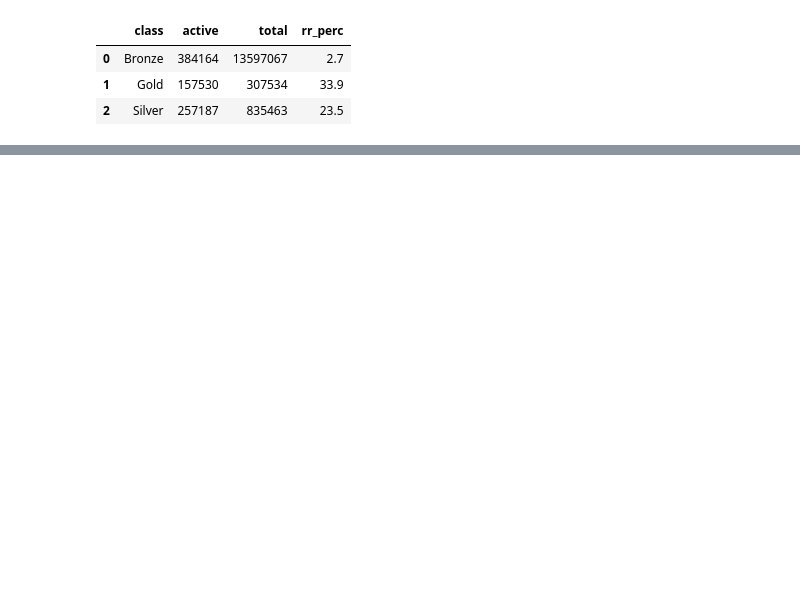
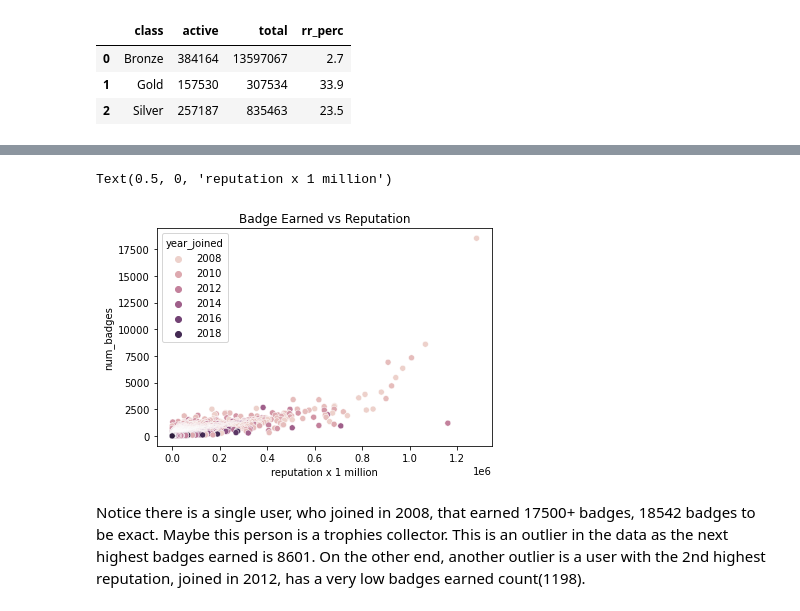
Before and after one commit to mbo0000/Personal-Projects, a Jupyter notebook: BigQuerySQL/bq_stackoverflow.ipynb, the cells around one changed output, grey strips where cells are left out. Cells and saved outputs as stored; diff of their text form; code cells hidden in the pictures; blank space fills up the shorter version.

```diff
--- a/BigQuerySQL/bq_stackoverflow.ipynb
+++ b/BigQuerySQL/bq_stackoverflow.ipynb
@@ -285,0 +285,38 @@ For further analysis, a great topics to dive into would be correlation between u
+# %%
+query = """
+        WITH badge_earned AS
+        (
+            SELECT
+                user_id,
+                COUNT(id) AS num_badges
+            FROM `bigquery-public-data.stackoverflow.badges`
+            GROUP BY 1
+        ),
+
+        active_users AS
+        (
+            SELECT
+                id,
+                reputation,
+                creation_date
+            FROM
+                `bigquery-public-data.stackoverflow.users`
+            WHERE
+                EXTRACT(YEAR FROM creation_date) <= 2019
+                AND (id IN (SELECT owner_user_id FROM `bigquery-public-data.stackoverflow.posts_questions` WHERE EXTRACT(YEAR FROM creation_date) = 2020)
+                OR id IN (SELECT owner_user_id FROM `bigquery-public-data.stackoverflow.posts_answers` WHERE EXTRACT(YEAR FROM creation_date) = 2020)
+                OR id IN (SELECT user_id FROM `bigquery-public-data.stackoverflow.comments` WHERE EXTRACT(YEAR FROM creation_date) = 2020))
+        )
+
+        SELECT
+            id,
+            reputation,
+            EXTRACT(YEAR FROM creation_date) AS year_joined,
+            num_badges
+        FROM active_users AS users
+            JOIN badge_earned ON users.id = badge_earned.user_id
+        ORDER BY num_badges DESC;
+    """
+
+result = getQueryAsDF(query)
+result.sample(10)
@@ -285,0 +365,9 @@ For further analysis, a great topics to dive into would be correlation between u
+# %%
+sns.scatterplot(x = 'reputation', y = 'num_badges', data = result, hue = 'year_joined')
+plt.title('Badge Earned vs Reputation')
+plt.xlabel('reputation x 1 million')
+# %% [output]
+Text(0.5, 0, 'reputation x 1 million')
+[figure, added]
+# %% [markdown]
+Notice there is a single user, who joined in 2008, that earned 17500+ badges, 18542 badges to be exact. Maybe this person is a trophies collector. This is an outlier in the data as the next highest badges earned is 8601. On the other end, another outlier is a user with the 2nd highest reputation, joined in 2012, has a very low badges earned count(1198).
```
Also changed, not shown: parts of 11 cells of this notebook.
